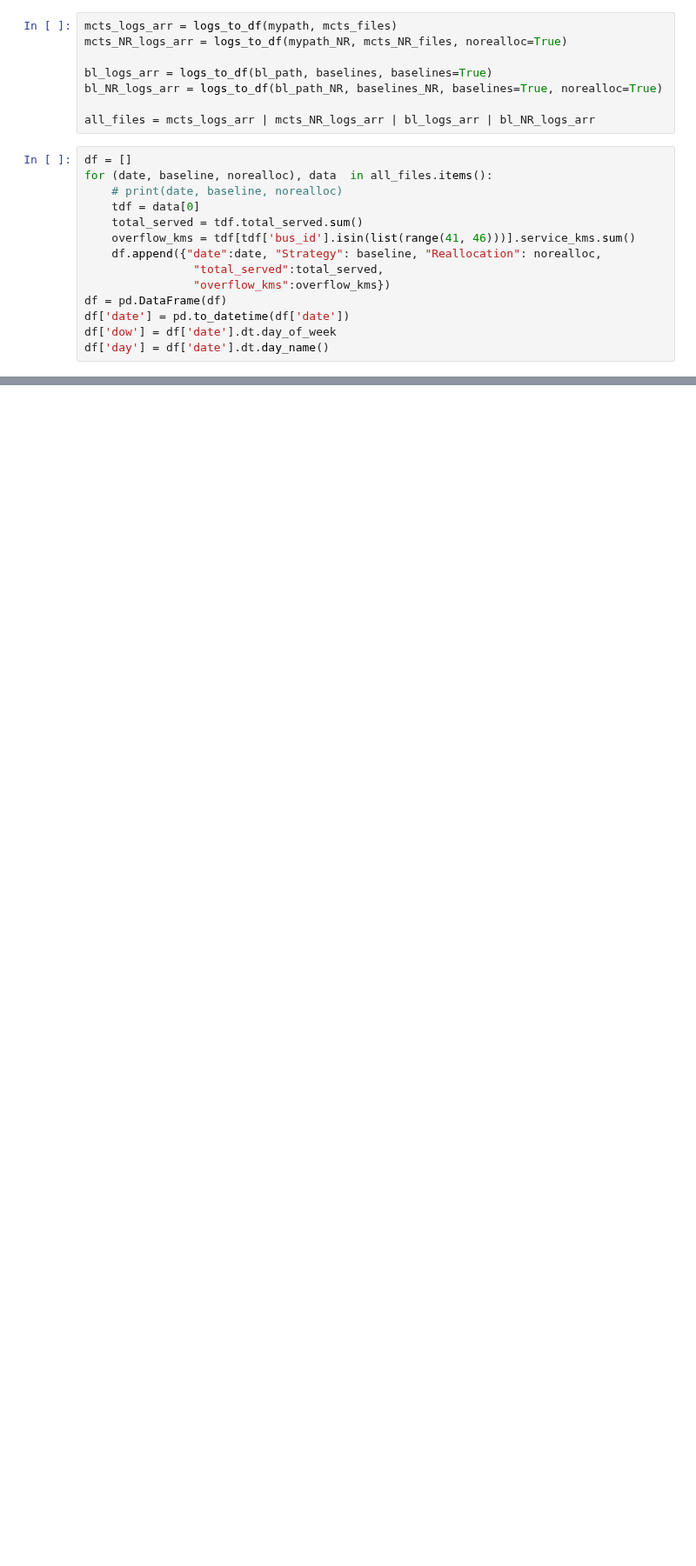
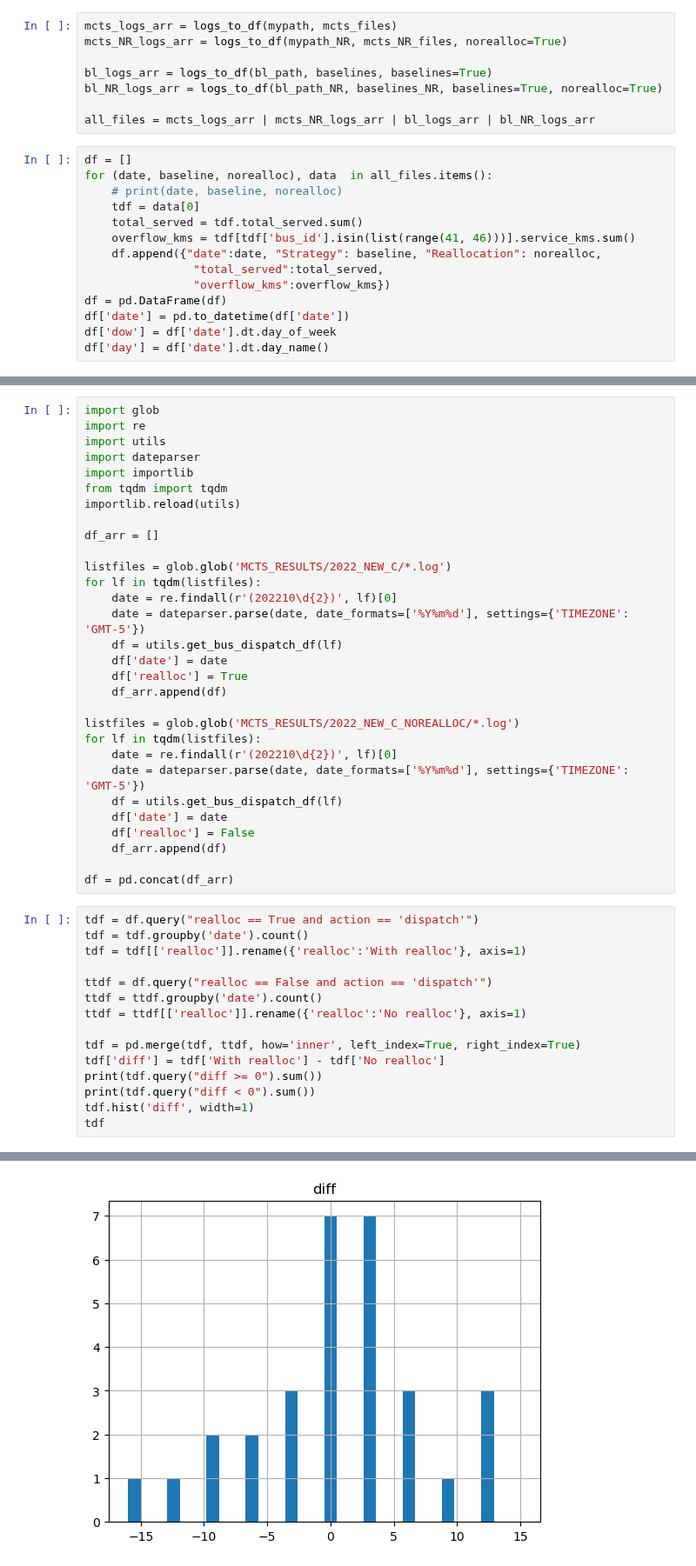
Before and after one commit to jptalusan/ICCPS_stationing, a Jupyter notebook: data_analysis/mcts_vs_BL.ipynb, the cells around one changed output, grey strips where cells are left out. Shown at 87% size. Cells and saved outputs as stored; diff of their text form; blank space fills up the shorter version.

```diff
--- a/data_analysis/mcts_vs_BL.ipynb
+++ b/data_analysis/mcts_vs_BL.ipynb
@@ -563,0 +216,46 @@ fig.show()
+# %%
+import glob
+import re
+import utils
+import dateparser
+import importlib
+from tqdm import tqdm
+importlib.reload(utils)
+
+df_arr = []
+
+listfiles = glob.glob('MCTS_RESULTS/2022_NEW_C/*.log')
+for lf in tqdm(listfiles):
+    date = re.findall(r'(202210\d{2})', lf)[0]
+    date = dateparser.parse(date, date_formats=['%Y%m%d'], settings={'TIMEZONE': 'GMT-5'})
+    df = utils.get_bus_dispatch_df(lf)
+    df['date'] = date
+    df['realloc'] = True
+    df_arr.append(df)
+
+listfiles = glob.glob('MCTS_RESULTS/2022_NEW_C_NOREALLOC/*.log')
+for lf in tqdm(listfiles):
+    date = re.findall(r'(202210\d{2})', lf)[0]
+    date = dateparser.parse(date, date_formats=['%Y%m%d'], settings={'TIMEZONE': 'GMT-5'})
+    df = utils.get_bus_dispatch_df(lf)
+    df['date'] = date
+    df['realloc'] = False
+    df_arr.append(df)
+
+df = pd.concat(df_arr)
+# %%
+tdf = df.query("realloc == True and action == 'dispatch'")
+tdf = tdf.groupby('date').count()
+tdf = tdf[['realloc']].rename({'realloc':'With realloc'}, axis=1)
+
+ttdf = df.query("realloc == False and action == 'dispatch'")
+ttdf = ttdf.groupby('date').count()
+ttdf = ttdf[['realloc']].rename({'realloc':'No realloc'}, axis=1)
+
+tdf = pd.merge(tdf, ttdf, how='inner', left_index=True, right_index=True)
+tdf['diff'] = tdf['With realloc'] - tdf['No realloc']
+print(tdf.query("diff >= 0").sum())
+print(tdf.query("diff < 0").sum())
+tdf.hist('diff', width=1)
+tdf
+# %% [output]
@@ -563,0 +288 @@ fig.show()
+[figure, added]
```
Also changed, not shown: parts of 26 cells of this notebook, 6 other files.
